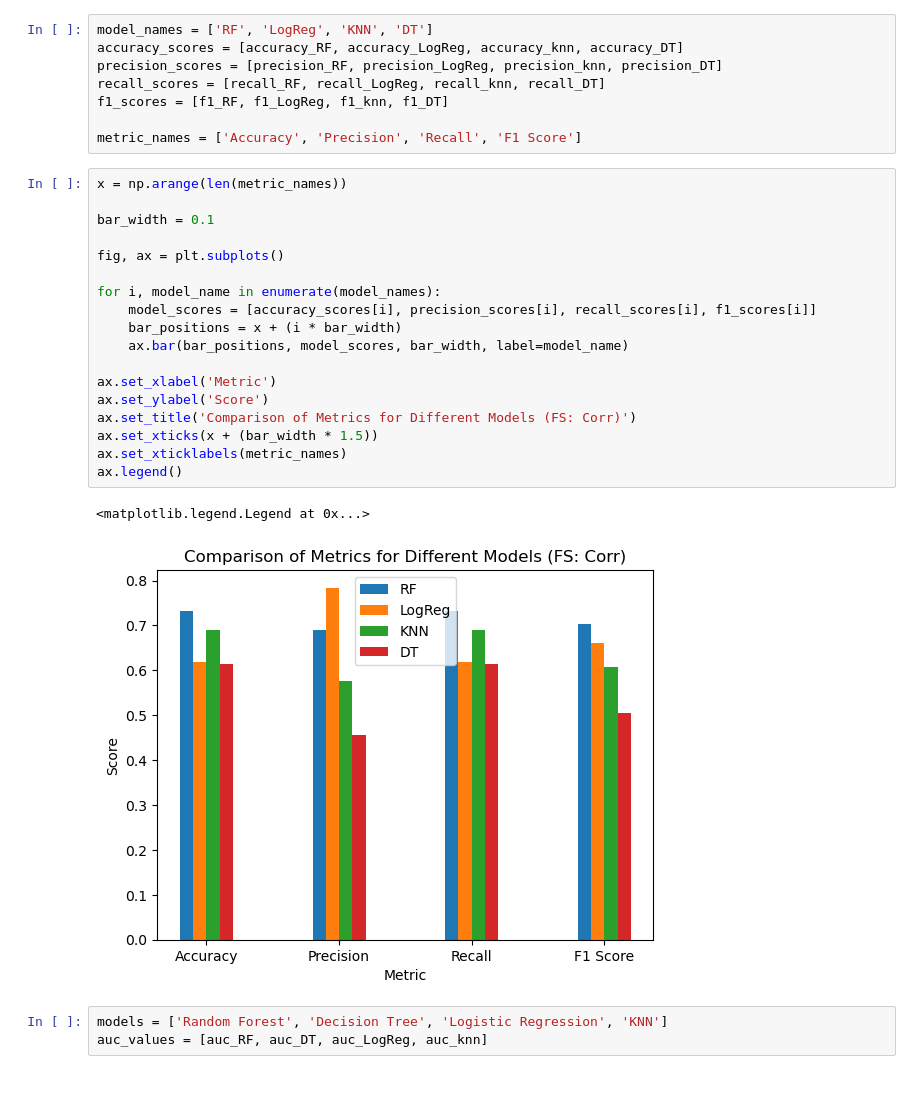
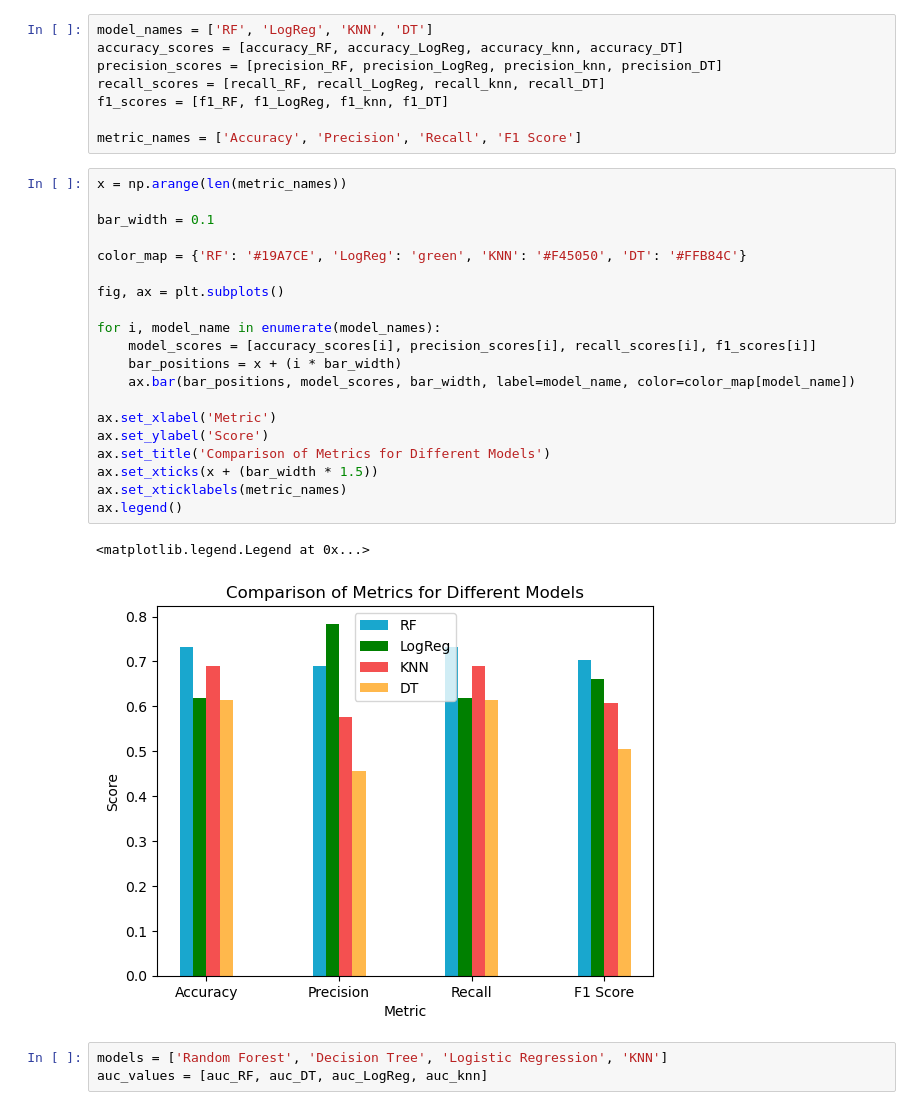
Before and after one commit to kohlerch/G4C-Project, a Jupyter notebook: Project/big-cities-health/Correlation.ipynb, the cells around one changed output. Saved outputs shown, nothing was run; the diff lists cells and outputs as text.

Commit message:
Color Adjustments

```diff
--- a/Project/big-cities-health/Correlation.ipynb
+++ b/Project/big-cities-health/Correlation.ipynb
@@ -228,24 +226,26 @@ metric_names = ['Accuracy', 'Precision', 'Recall', 'F1 Score']
 # %%
 x = np.arange(len(metric_names))
 
 bar_width = 0.1
+
+color_map = {'RF': '#19A7CE', 'LogReg': 'green', 'KNN': '#F45050', 'DT': '#FFB84C'}
 
 fig, ax = plt.subplots()
 
 for i, model_name in enumerate(model_names):
     model_scores = [accuracy_scores[i], precision_scores[i], recall_scores[i], f1_scores[i]]
     bar_positions = x + (i * bar_width)
-    ax.bar(bar_positions, model_scores, bar_width, label=model_name)
+    ax.bar(bar_positions, model_scores, bar_width, label=model_name, color=color_map[model_name])
 
 ax.set_xlabel('Metric')
 ax.set_ylabel('Score')
-ax.set_title('Comparison of Metrics for Different Models (FS: Corr)')
+ax.set_title('Comparison of Metrics for Different Models')
 ax.set_xticks(x + (bar_width * 1.5))
 ax.set_xticklabels(metric_names)
 ax.legend()
 # %% [output]
 <matplotlib.legend.Legend at 0x...>
-[figure, old version]
+[figure, new version]
 # %%
 models = ['Random Forest', 'Decision Tree', 'Logistic Regression', 'KNN']
 auc_values = [auc_RF, auc_DT, auc_LogReg, auc_knn]
```
Also changed, not shown: parts of 4 cells of this notebook, 2 other files.
